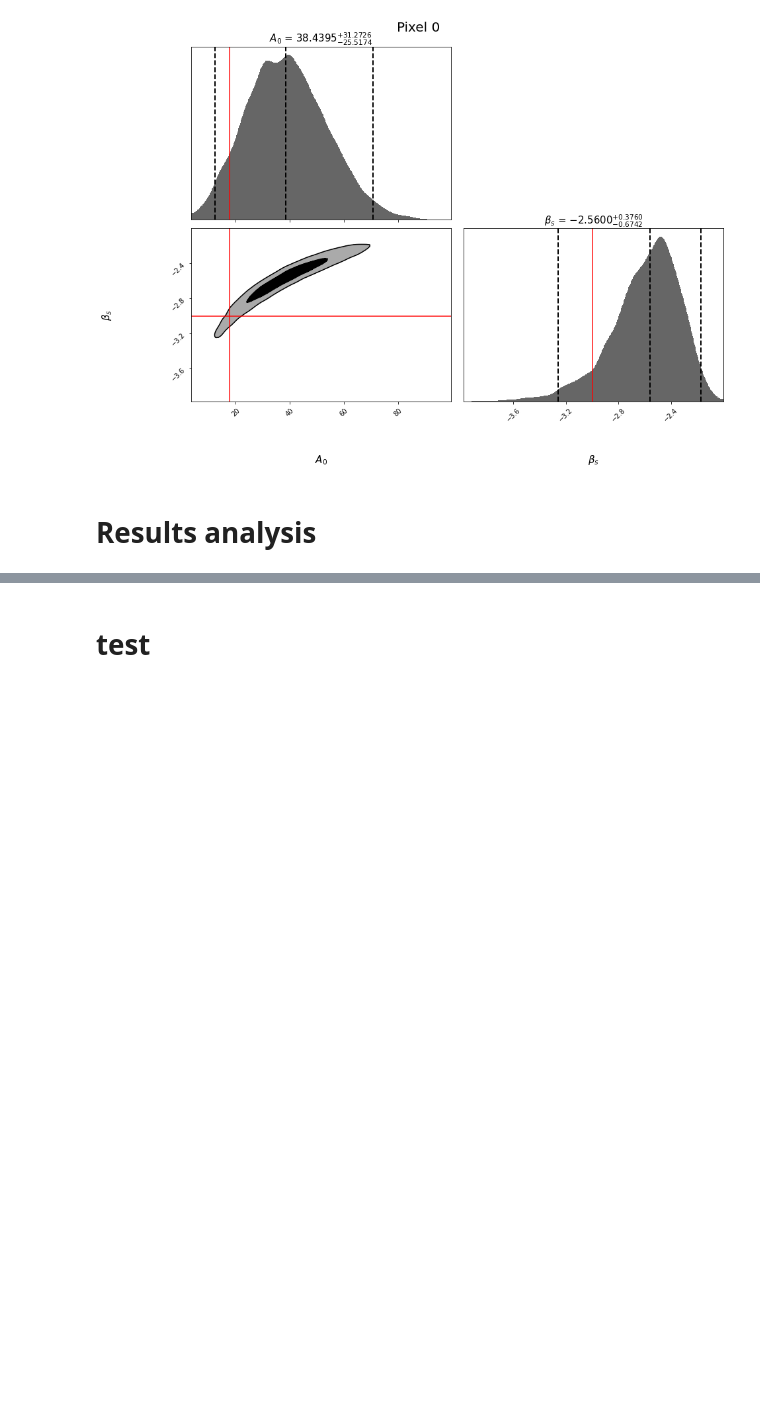
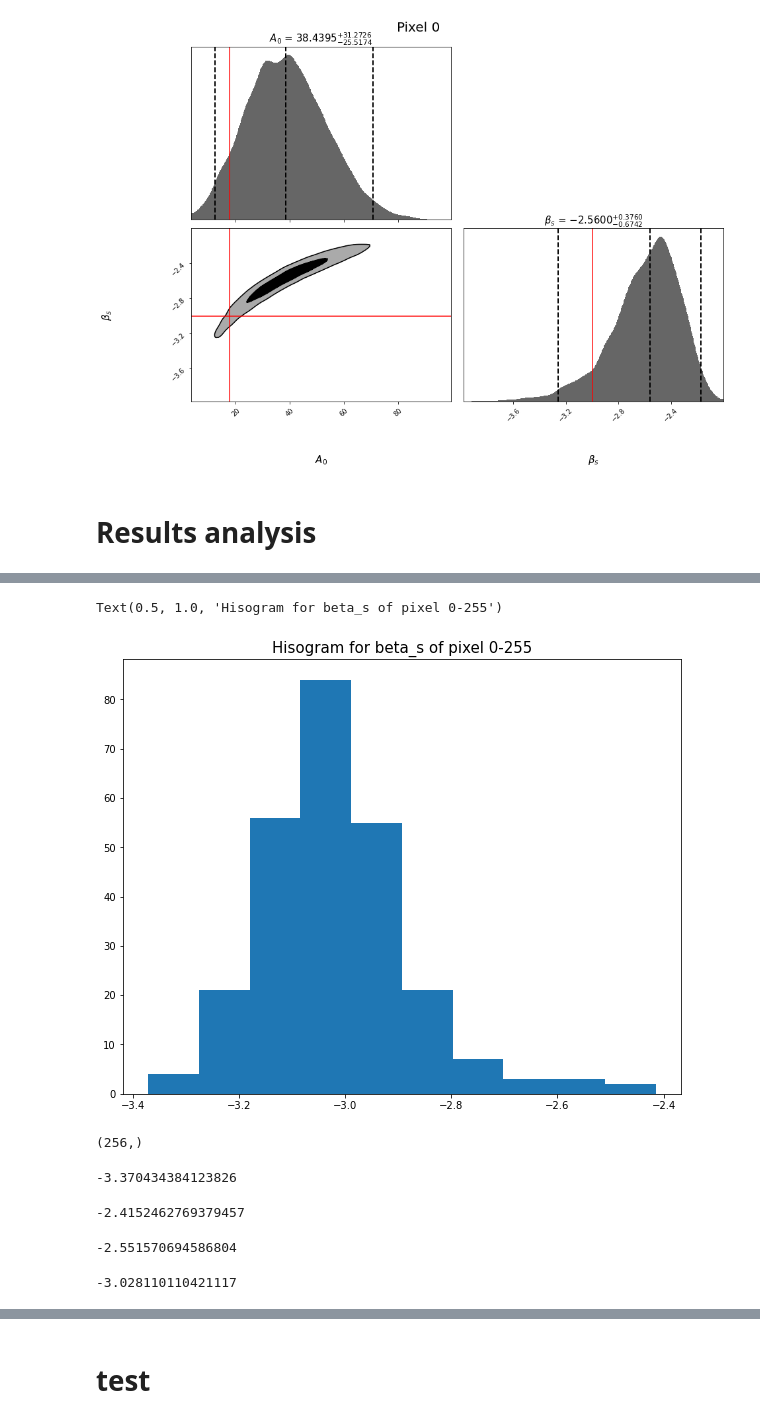
Before and after one commit to yaojian95/Beta_s, a Jupyter notebook: Likelihood_analysis.ipynb, the cells around one changed output, grey strips where cells are left out. Saved outputs shown, nothing was run; the diff lists cells and outputs as text; code cells hidden in the pictures; blank space fills up the shorter version.

```diff
--- a/Likelihood_analysis.ipynb
+++ b/Likelihood_analysis.ipynb
@@ -203,0 +218,2 @@ hp.mollview(As_all)
+# %%
+As_betas = np.load('/global/cscratch1/sd/jianyao/CBASS/Results/s0_only_homo_noise/As_betas_masked_both_32_with_CBASS.npy')
@@ -203,0 +255,16 @@ hp.mollview(As_all)
+# %%
+betas = []; A0 = []
+for n in range(45):
+    A0.append(As_betas[n][0:39])
+    betas.append(As_betas[n][39:-1])
+# %%
+plt.figure(figsize = (10,8))
+plt.hist(betas.flatten())
+plt.title('Hisogram for beta_s of pixel 0-255', fontsize = 15)
+# %% [output]
+Text(0.5, 1.0, 'Hisogram for beta_s of pixel 0-255')
+[figure, added]
+# %%
+betas.flatten().shape
+# %% [output]
+(256,)
@@ -203,0 +274,8 @@ hp.mollview(As_all)
+# %%
+min(betas.flatten())
+# %% [output]
+-3.370434384123826
+# %%
+max(betas.flatten())
+# %% [output]
+-2.4152462769379457
@@ -203,0 +284,8 @@ hp.mollview(As_all)
+# %%
+Betas[0]
+# %% [output]
+-2.551570694586804
+# %%
+Betas[100]
+# %% [output]
+-3.028110110421117
```
Also changed, not shown: parts of 33 cells of this notebook.
